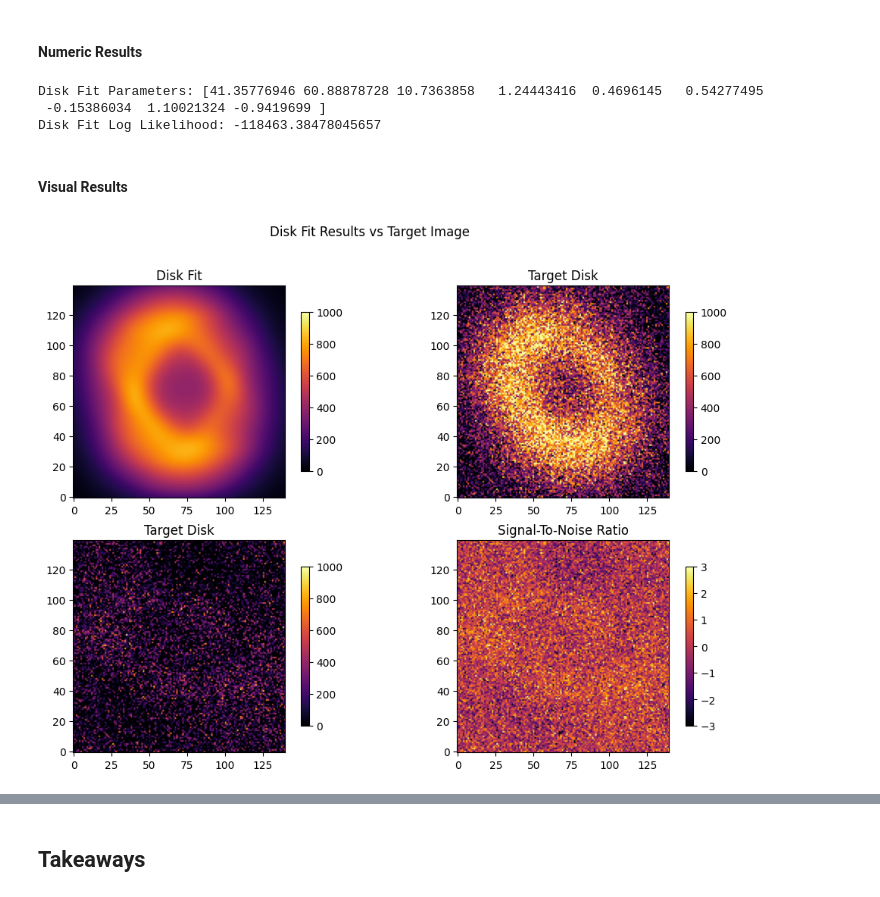
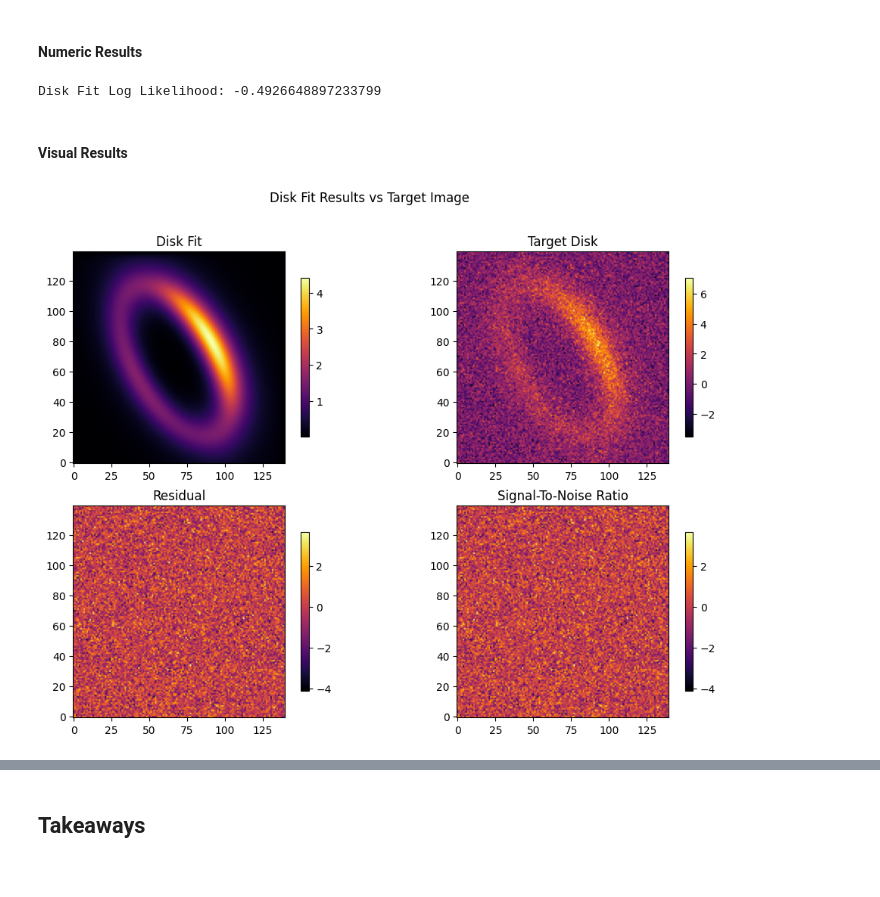
Before and after one commit to UCSB-Exoplanet-Polarimetry-Lab/GRaTeR-JAX, a Jupyter notebook: docs/tutorials/DiskTutorial.ipynb, the cells around one changed output, grey strips where cells are left out. Drawn from its saved outputs; the diff is of its cells as text; code cells hidden in the pictures.

```diff
--- a/docs/tutorials/DiskTutorial.ipynb
+++ b/docs/tutorials/DiskTutorial.ipynb
@@ -70,7 +72,13 @@ disk_params['sma'] = 40
 disk_params['inclination'] = 60
 disk_params['position_angle'] = 30
 
-simple_disk_img = objective_model(disk_params, spf_params, psf_params, Parameter_Index.misc_params,
+# Initializing the misc parameter dictionary
+misc_params = Parameter_Index.misc_params
+
+# Setting flux_scaling to custom value
+misc_params['flux_scaling'] = 1e4
+
+simple_disk_img = objective_model(disk_params, spf_params, psf_params, misc_params,
                         ScatteredLightDisk, DustEllipticalDistribution2PowerLaws, DoubleHenyeyGreenstein_SPF, EMP_PSF)
 # %% [markdown]
 #### Disk Model Image
@@ -140,10 +98,10 @@ plt.imshow(nircam_disk_img, origin='lower', cmap='inferno')
 # %% [markdown]
 #### Generating a Target Disk
 # %%
-noise_level = 250
-noise = np.random.normal(0, noise_level, nircam_disk_img.shape)
-target_image = nircam_disk_img + noise
-err_map = jnp.ones(nircam_disk_img.shape)*noise_level
+noise_level = 1
+noise = np.random.normal(0, noise_level, simple_disk_img.shape)
+target_image = simple_disk_img + noise
+err_map = jnp.ones(simple_disk_img.shape)*noise_level
 plt.imshow(target_image, origin='lower', cmap='inferno')
 # %% [output]
 <matplotlib.image.AxesImage at 0x...>
@@ -181,12 +151,15 @@ from scipy.optimize import minimize
 fit_keys = ['sma', 'inclination', 'position_angle', 'knot_values']
 
 # Creating objective function
-llp = lambda x: -objective_fit([x[0], x[1], x[2], x[3:]], fit_keys, disk_params, spf_params, psf_params, Parameter_Index.misc_params,
-                              ScatteredLightDisk, DustEllipticalDistribution2PowerLaws, InterpolatedUnivariateSpline_SPF, Winnie_PSF, target_image,
-                              err_map)
+llp = lambda x: -objective_fit([x[0], x[1], x[2], x[3:]], fit_keys, start_disk_params, start_spf_params, start_psf_params,
+                               Parameter_Index.misc_params, ScatteredLightDisk, DustEllipticalDistribution2PowerLaws,
+                               InterpolatedUnivariateSpline_SPF, EMP_PSF, target_image, err_map)
 
 # Initial Parameters (need to be in array form)
-init_x = jnp.concatenate([jnp.array([start_disk_params['sma'], start_disk_params['inclination'], start_disk_params['position_angle']]), 0.5*jnp.ones(6)])
+init_x = jnp.concatenate([jnp.array([start_disk_params['sma'], start_disk_params['inclination'], start_disk_params['position_angle']]), start_spf_params['knot_values']])
 
-soln = minimize(llp, init_x, options={'disp': True, 'max_itr': 500})
+soln = minimize(llp, init_x, method='Nelder-Mead', options={'disp': True, 'maxiter': 500})
+
+
+print(soln)
 # %% [output]
@@ -197,48 +185,41 @@ soln = minimize(llp, init_x, options={'disp': True, 'max_itr': 500})
 # %% [markdown]
 #### Numeric Results
 # %%
-print(f"Disk Fit Parameters: {soln.x}")
 print(f"Disk Fit Log Likelihood: {-soln.fun}")
 # %% [output]
-Disk Fit Parameters: [41.35776946 60.88878728 10.7363858   1.24443416  0.4696145   0.54277495
- -0.15386034  1.10021324 -0.9419699 ]
-Disk Fit Log Likelihood: -118463.38478045657
+Disk Fit Log Likelihood: -0.4926648897233799
 # %% [markdown]
 #### Visual Results
 # %%
 new_disk_params = disk_params.copy()
-new_spf_params = spf_params.copy()
+new_spf_params = start_spf_params.copy()
 new_disk_params['sma'] = soln.x[0]
 new_disk_params['inclination'] = soln.x[1]
 new_disk_params['position_angle'] = soln.x[2]
+new_spf_params['knot_values'] = soln.x[3:]
 
 fitted_image = objective_model(new_disk_params, new_spf_params, psf_params, Parameter_Index.misc_params, ScatteredLightDisk, DustEllipticalDistribution2PowerLaws,
-                                InterpolatedUnivariateSpline_SPF, Winnie_PSF)
+                                InterpolatedUnivariateSpline_SPF, EMP_PSF)
 
 fig, axes = plt.subplots(2, 2, figsize=(12,8))
-vmin, vmax = 0, 1000
 
 fitted_pic = axes[0][0].imshow(fitted_image, origin='lower', cmap='inferno')
 axes[0][0].set_title('Disk Fit')
 plt.colorbar(fitted_pic, ax=axes[0][0], shrink=0.75)
-fitted_pic.set_clim(vmin, vmax)
 
 target_pic = axes[0][1].imshow(target_image, origin='lower', cmap='inferno')
 axes[0][1].set_title('Target Disk')
 plt.colorbar(target_pic, ax=axes[0][1], shrink=0.75)
-target_pic.set_clim(vmin, vmax)
 
 residual_pic = axes[1][0].imshow(target_image-fitted_image, origin='lower', cmap='inferno')
-axes[1][0].set_title('Target Disk')
+axes[1][0].set_title('Residual')
 plt.colorbar(residual_pic, ax=axes[1][0], shrink=0.75)
-residual_pic.set_clim(vmin, vmax)
 
 residual_pic = axes[1][1].imshow(np.where(err_map == 0, 0., (target_image-fitted_image)/err_map), origin='lower', cmap='inferno')
 axes[1][1].set_title('Signal-To-Noise Ratio')
 plt.colorbar(residual_pic, ax=axes[1][1], shrink=0.75)
-residual_pic.set_clim(-3, 3)
 
 fig.suptitle("Disk Fit Results vs Target Image")
 plt.show()
 # %% [output]
-[figure, old version]
+[figure, new version]
```
Also changed, not shown: parts of 17 cells of this notebook, 14 other files.
